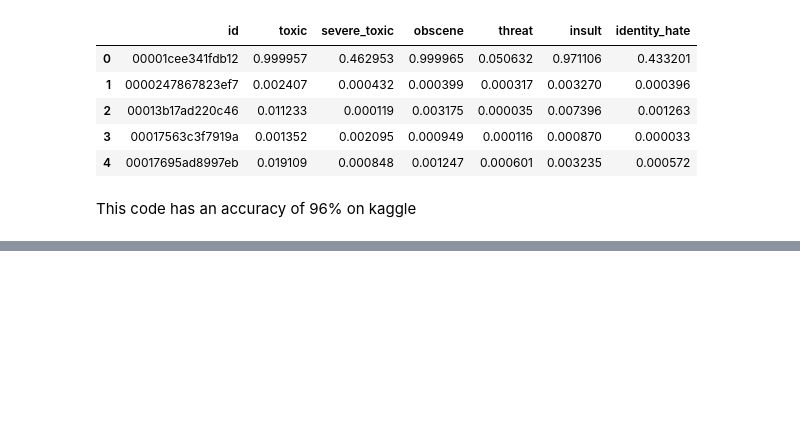
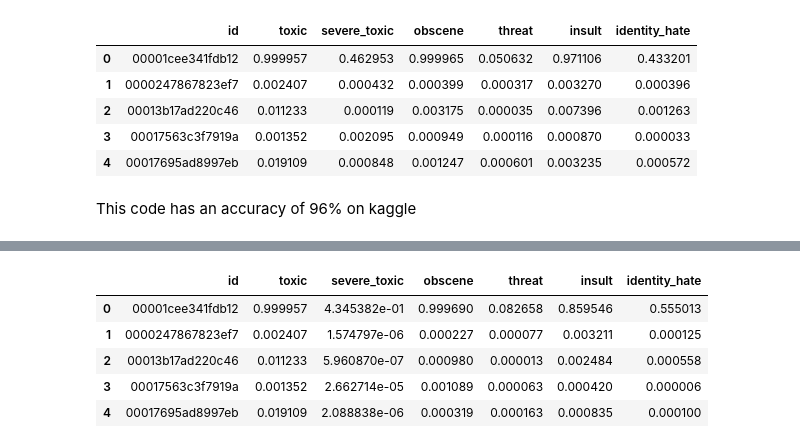
Before and after one commit to akash1309/Toxic-Comment-Classification, a Jupyter notebook: Comments_Classifier.ipynb, the cells around one changed output, grey strips where cells are left out. Saved outputs shown, nothing was run; the diff lists cells and outputs as text; code cells hidden in the pictures; blank space fills up the shorter version.

Commit message:
Code for classifier chains

```diff
--- a/Comments_Classifier.ipynb
+++ b/Comments_Classifier.ipynb
@@ -283,0 +286,31 @@ This code has an accuracy of 96% on kaggle
+# %%
+submission_chains = pd.read_csv('drive/My Drive/Pytorch_DataSet/Toxic Comment Classification/sample_submission.csv')
+
+# create a function to add features
+def add_feature(X, feature_to_add):
+    '''
+    Returns sparse feature matrix with added feature.
+    feature_to_add can also be a list of features.
+    '''
+    from scipy.sparse import csr_matrix, hstack
+    return hstack([X, csr_matrix(feature_to_add).T], 'csr')
+# %%
+for label in cols:
+
+    y_train = df_train[label]
+    lr.fit(X_data,y_train)
+    y_pred_X = lr.predict(X_data)
+
+    print('Training Accuracy is {}'.format(accuracy_score(y_train,y_pred_X)))
+
+    test_y = lr.predict(X_test_data)
+    test_y_prob = lr.predict_proba(X_test_data)[:,1]
+    submission_chains[label] = test_y_prob
+
+    # chain current label to X_dtm
+    X_data = add_feature(X_data, y_train)
+    print('Shape of X_data is now {}'.format(X_data.shape))
+
+    # chain current label predictions to test_X_dtm
+    X_test_data = add_feature(X_test_data, test_y)
+    print('Shape of X_test_data is now {}'.format(X_test_data.shape))
@@ -283,0 +336,9 @@ This code has an accuracy of 96% on kaggle
+# %%
+submission_chains.head()
+# %% [output]
+|  | id | toxic | severe_toxic | obscene | threat | insult | identity_hate |
+| 0 | 00001cee341fdb12 | 0.999957 | 4.345382e-01 | 0.999690 | 0.082658 | 0.859546 | 0.555013 |
+| 1 | 0000247867823ef7 | 0.002407 | 1.574797e-06 | 0.000227 | 0.000077 | 0.003211 | 0.000125 |
+| 2 | 00013b17ad220c46 | 0.011233 | 5.960870e-07 | 0.000980 | 0.000013 | 0.002484 | 0.000558 |
+| 3 | 00017563c3f7919a | 0.001352 | 2.662714e-05 | 0.001089 | 0.000063 | 0.000420 | 0.000006 |
+| 4 | 00017695ad8997eb | 0.019109 | 2.088838e-06 | 0.000319 | 0.000163 | 0.000835 | 0.000100 |
```
Also changed, not shown: parts of 3 cells of this notebook.
